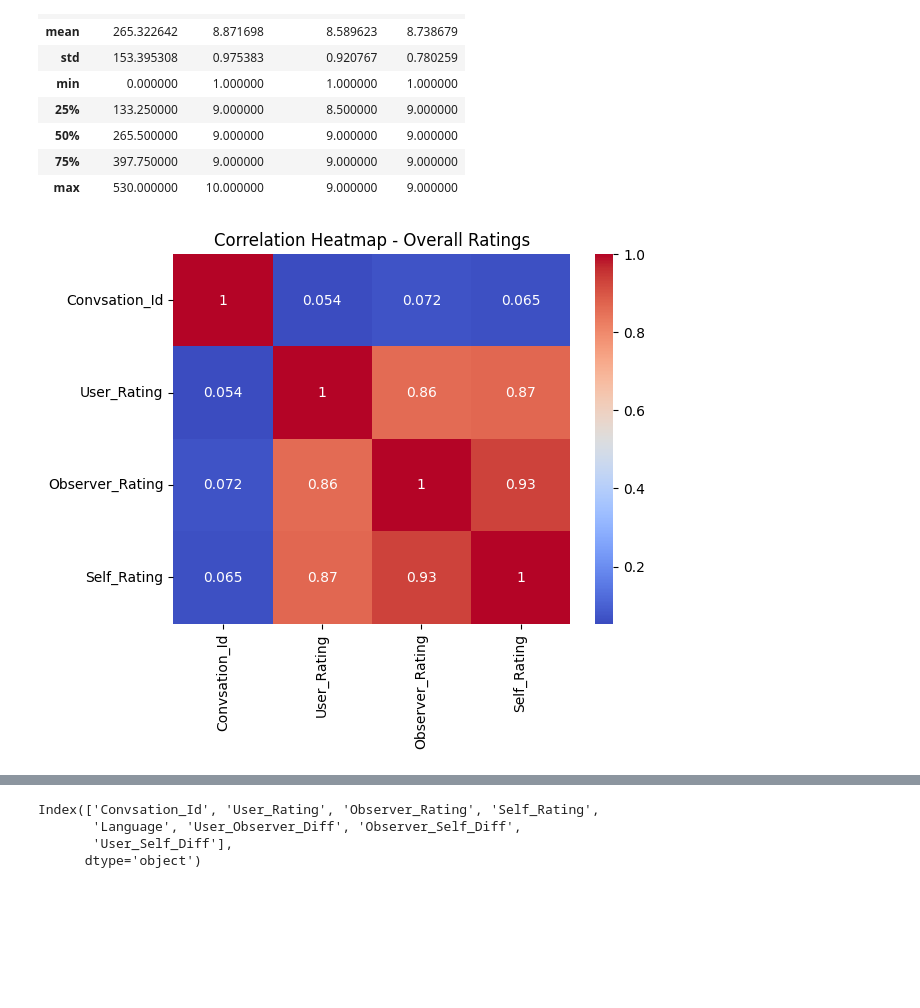
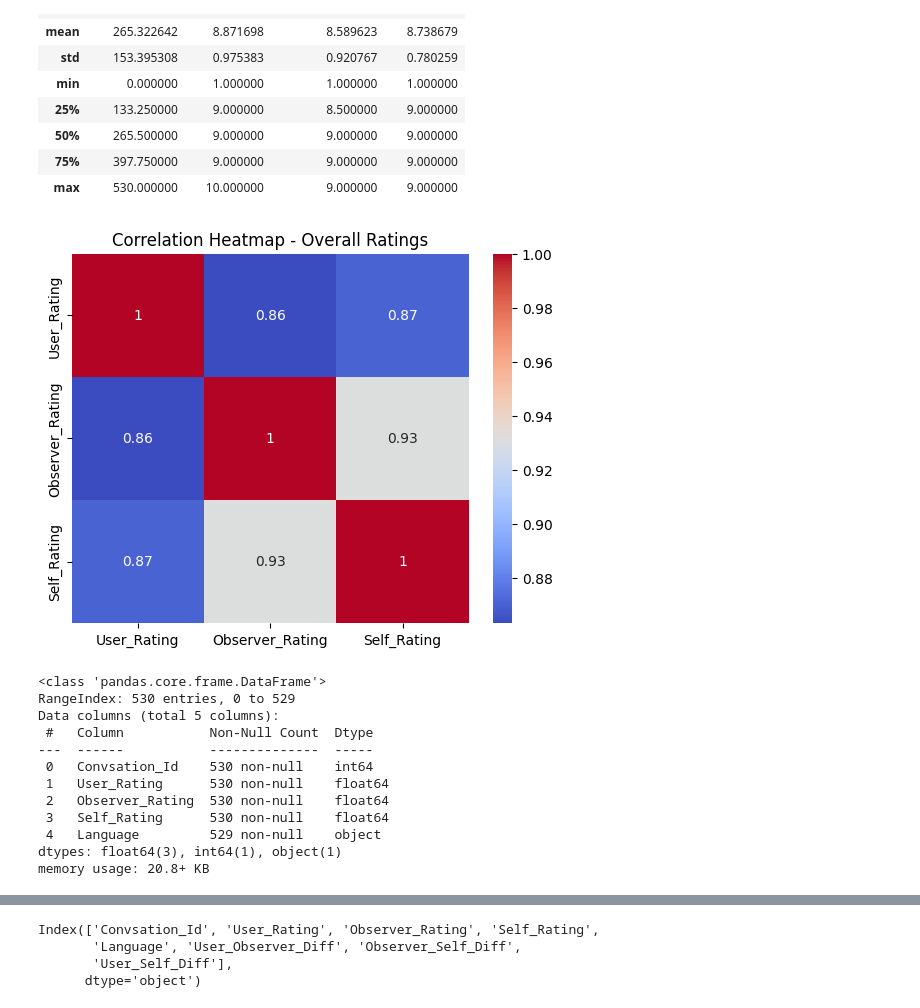
Before and after one commit to wisdom-okwen/chatbot_evaluation, a Jupyter notebook: analysis/analysis.ipynb, the cells around one changed output, grey strips where cells are left out. Cells and saved outputs as stored; diff of their text form; code cells hidden in the pictures; blank space fills up the shorter version.

```diff
--- a/analysis/analysis.ipynb
+++ b/analysis/analysis.ipynb
@@ -40,9 +40,9 @@ df_OR.describe()
 | 75% | 397.750000 | 9.000000 | 9.000000 | 9.000000 |
 | max | 530.000000 | 10.000000 | 9.000000 | 9.000000 |
 # %%
-OR_corr_matrix = df_OR_no_lang.corr()
+OR_corr_matrix = df_OR_no_lang.drop(columns=["Convsation_Id"]).corr()
 sns.heatmap(OR_corr_matrix, annot=True, cmap="coolwarm")
 plt.title('Correlation Heatmap - Overall Ratings')
 plt.show()
 # %% [output]
-[figure, old version]
+[figure, new version]
@@ -50,0 +49,15 @@ plt.show()
+# %%
+df_OR.info()
+# %% [output]
+<class 'pandas.core.frame.DataFrame'>
+RangeIndex: 530 entries, 0 to 529
+Data columns (total 5 columns):
+ #   Column           Non-Null Count  Dtype
+---  ------           --------------  -----
+ 0   Convsation_Id    530 non-null    int64
+ 1   User_Rating      530 non-null    float64
+ 2   Observer_Rating  530 non-null    float64
+ 3   Self_Rating      530 non-null    float64
+ 4   Language         529 non-null    object
+dtypes: float64(3), int64(1), object(1)
+memory usage: 20.8+ KB
```
Also changed, not shown: parts of 3 cells of this notebook.
